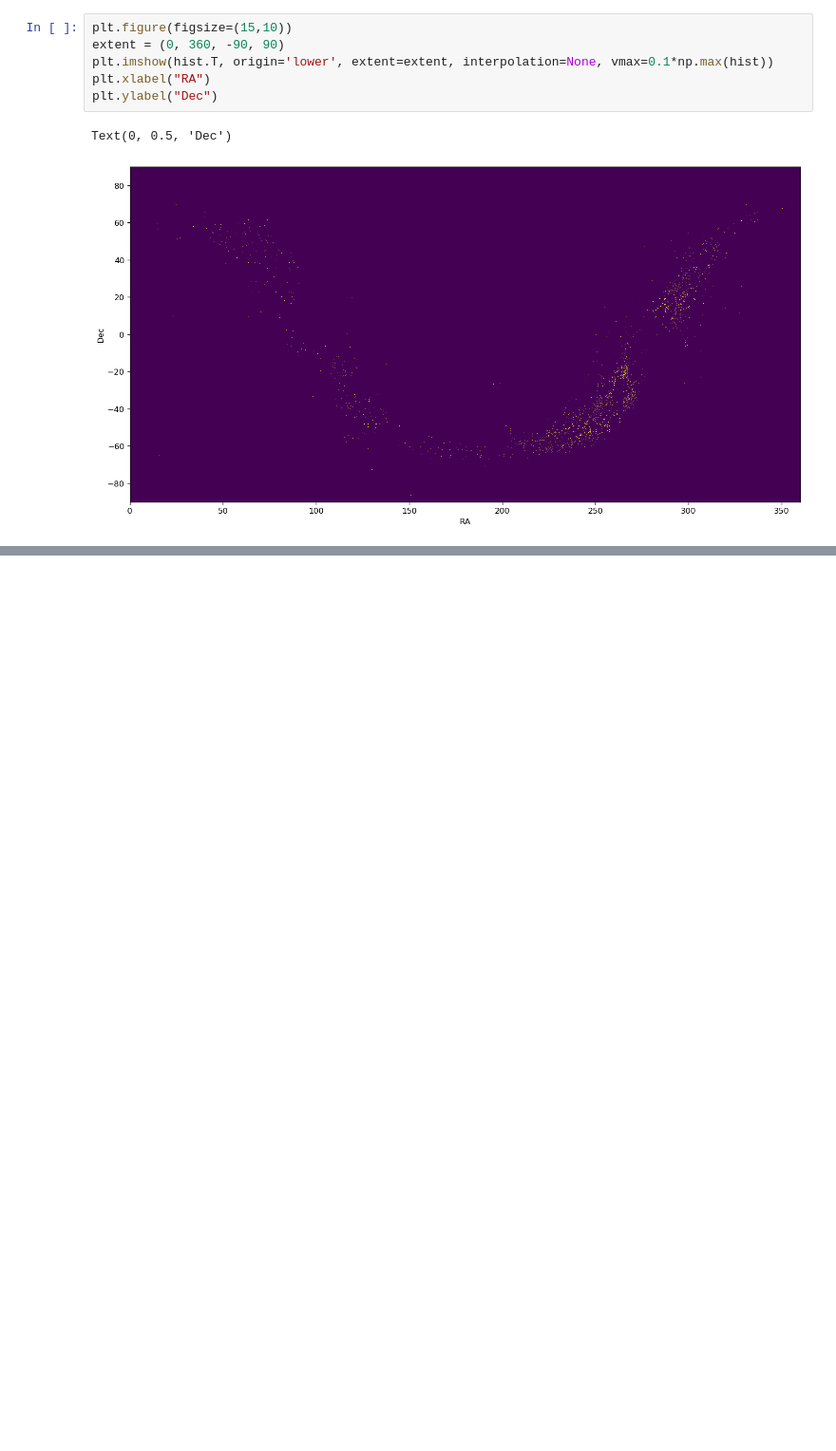
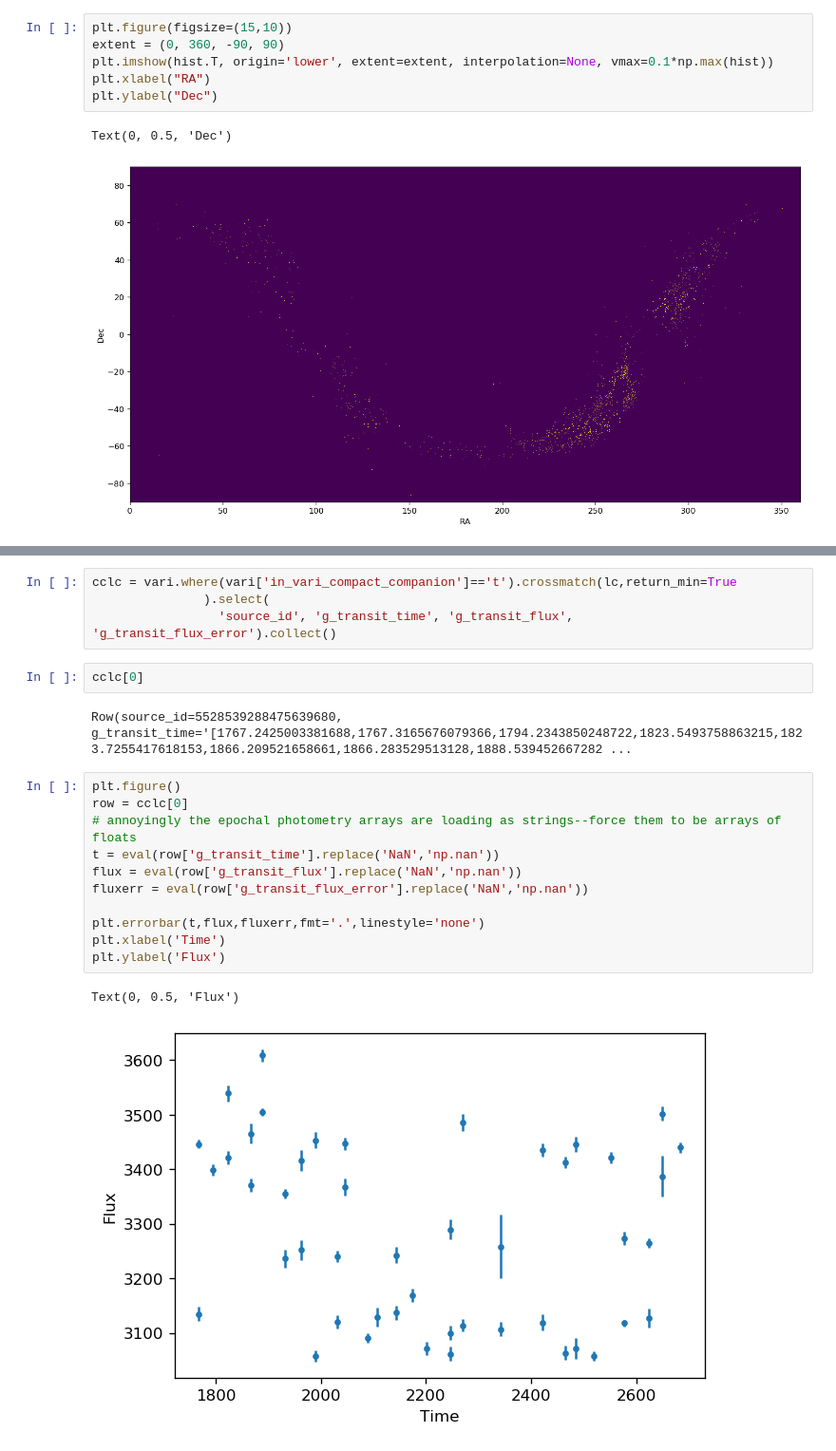
Before and after one commit to dirac-institute/AXS_Gaia_DR3, a Jupyter notebook: GDR3_playground_2022-06-16.ipynb, the cells around one changed output, grey strips where cells are left out. Shown at 95% size. Drawn from its saved outputs; the diff is of its cells as text; blank space fills up the shorter version.

```diff
--- a/GDR3_playground_2022-06-16.ipynb
+++ b/GDR3_playground_2022-06-16.ipynb
@@ -196,0 +224,22 @@ cclc = vari.where(vari['in_vari_compact_companion']=='t').crossmatch(lc,return_m
+# %%
+cclc = vari.where(vari['in_vari_compact_companion']=='t').crossmatch(lc,return_min=True
+               ).select(
+                 'source_id', 'g_transit_time', 'g_transit_flux', 'g_transit_flux_error').collect()
+# %%
+cclc[0]
+# %% [output]
+Row(source_id=5528539288475639680, g_transit_time='[1767.2425003381688,1767.3165676079366,1794.2343850248722,1823.5493758863215,1823.7255417618153,1866.209521658661,1866.283529513128,1888.539452667282 ...
+# %%
+plt.figure()
+row = cclc[0]
+# annoyingly the epochal photometry arrays are loading as strings--force them to be arrays of floats
+t = eval(row['g_transit_time'].replace('NaN','np.nan'))
+flux = eval(row['g_transit_flux'].replace('NaN','np.nan'))
+fluxerr = eval(row['g_transit_flux_error'].replace('NaN','np.nan'))
+
+plt.errorbar(t,flux,fluxerr,fmt='.',linestyle='none')
+plt.xlabel('Time')
+plt.ylabel('Flux')
+# %% [output]
+Text(0, 0.5, 'Flux')
+[figure, added]
```
Also changed, not shown: parts of 21 cells of this notebook.
